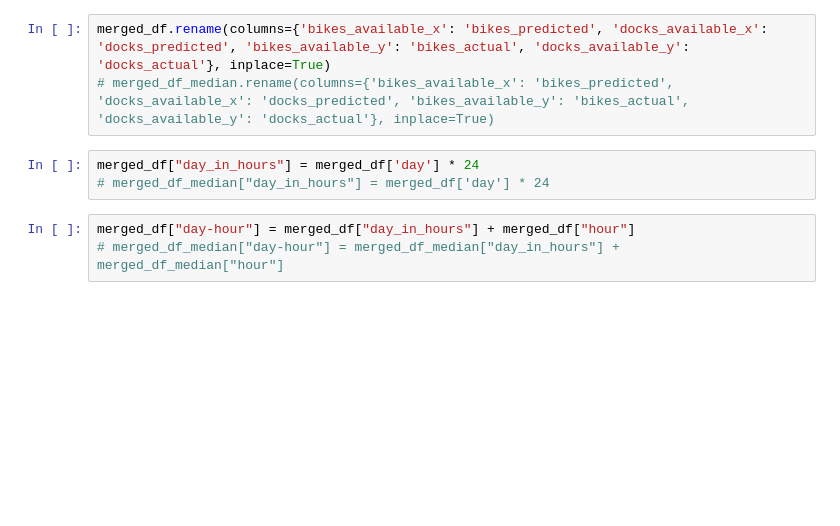
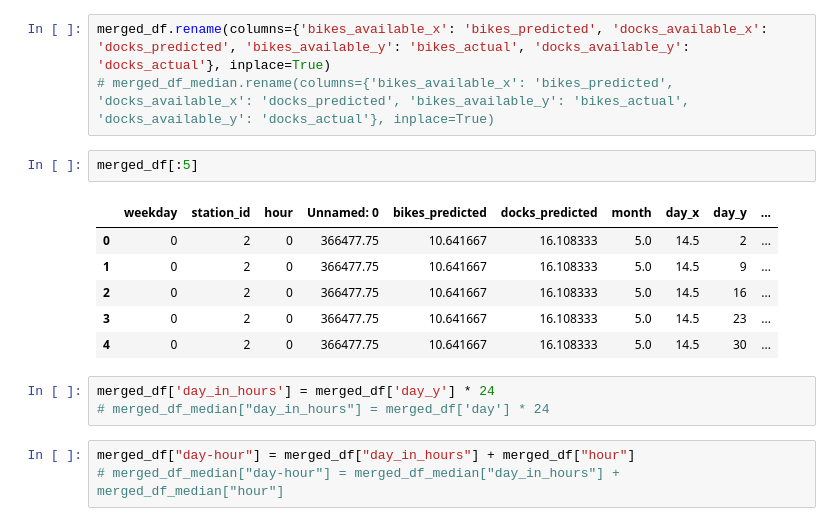
Before and after one commit to SioKCronin/bikesupply, a Jupyter notebook: models/historical_data_model.ipynb, the cells around one changed output. Saved outputs shown, nothing was run; the diff lists cells and outputs as text; blank space fills up the shorter version.

```diff
--- a/models/historical_data_model.ipynb
+++ b/models/historical_data_model.ipynb
@@ -86,8 +83,17 @@ merged_df = pd.merge(means_2015, means_2016, on = ['weekday', 'station_id', 'hou
 # %%
 merged_df.rename(columns={'bikes_available_x': 'bikes_predicted', 'docks_available_x': 'docks_predicted', 'bikes_available_y': 'bikes_actual', 'docks_available_y': 'docks_actual'}, inplace=True)
 # merged_df_median.rename(columns={'bikes_available_x': 'bikes_predicted', 'docks_available_x': 'docks_predicted', 'bikes_available_y': 'bikes_actual', 'docks_available_y': 'docks_actual'}, inplace=True)
+# %%
+merged_df[:5]
+# %% [output]
+|  | weekday | station_id | hour | Unnamed: 0 | bikes_predicted | docks_predicted | month | day_x | day_y | ... |
+| 0 | 0 | 2 | 0 | 366477.75 | 10.641667 | 16.108333 | 5.0 | 14.5 | 2 | ... |
+| 1 | 0 | 2 | 0 | 366477.75 | 10.641667 | 16.108333 | 5.0 | 14.5 | 9 | ... |
+| 2 | 0 | 2 | 0 | 366477.75 | 10.641667 | 16.108333 | 5.0 | 14.5 | 16 | ... |
+| 3 | 0 | 2 | 0 | 366477.75 | 10.641667 | 16.108333 | 5.0 | 14.5 | 23 | ... |
+| 4 | 0 | 2 | 0 | 366477.75 | 10.641667 | 16.108333 | 5.0 | 14.5 | 30 | ... |
 # %%
-merged_df["day_in_hours"] = merged_df['day'] * 24
+merged_df['day_in_hours'] = merged_df['day_y'] * 24
 # merged_df_median["day_in_hours"] = merged_df['day'] * 24
 # %%
 merged_df["day-hour"] = merged_df["day_in_hours"] + merged_df["hour"]
```
Also changed, not shown: parts of 12 cells of this notebook, 5 other files.
